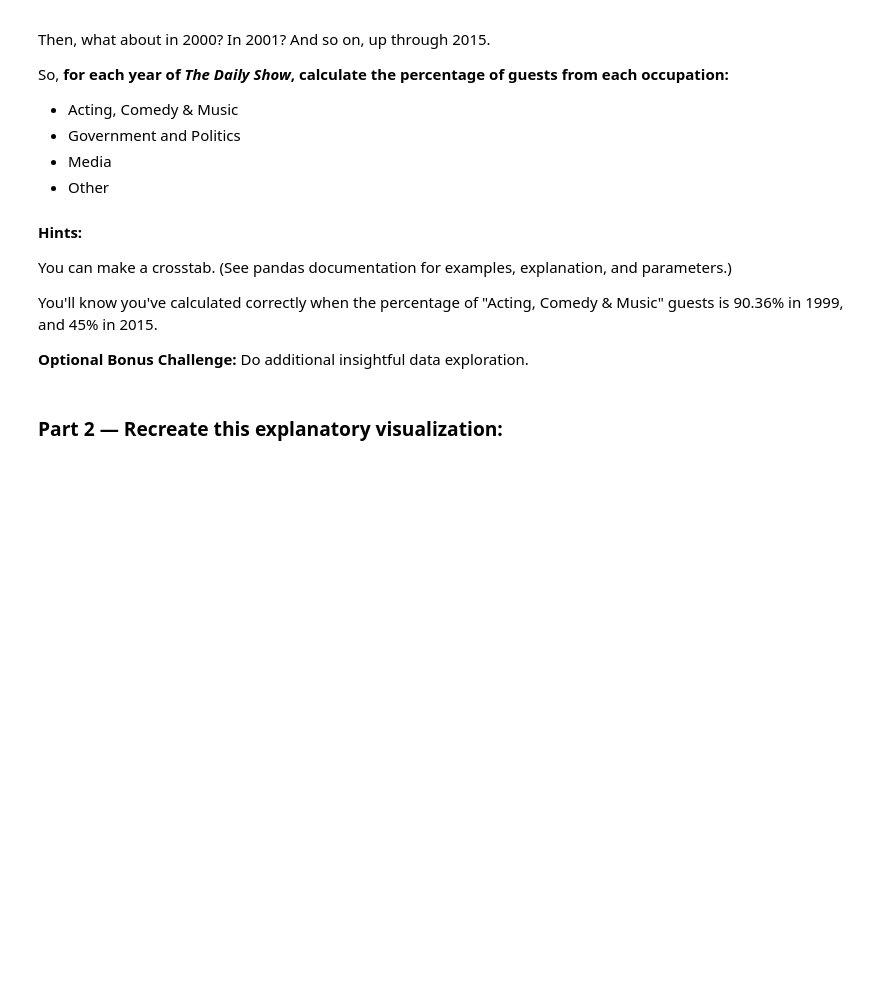
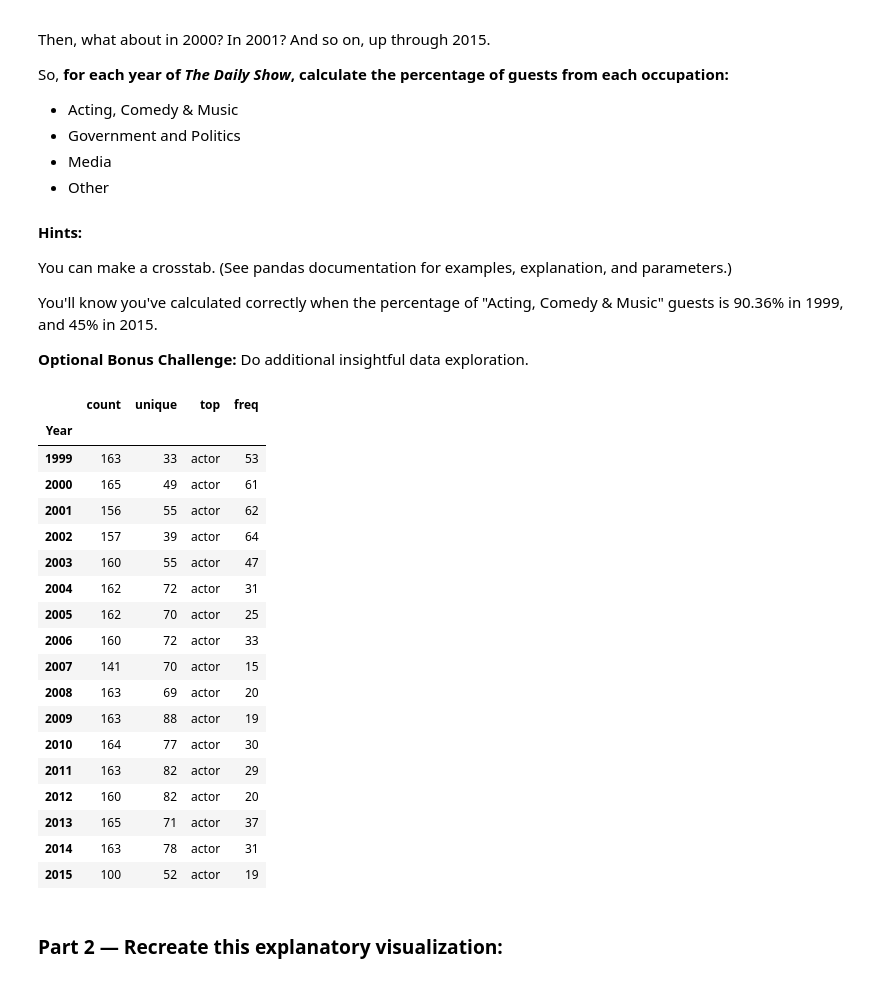
Before and after one commit to ValerieLangat/DS-Unit-1-Sprint-2-Data-Wrangling-and-Storytelling, a Jupyter notebook: Valerie_Langat_Unit_1_Sprint_2.ipynb, the cells around one changed output. Drawn from its saved outputs; the diff is of its cells as text; code cells hidden in the pictures; blank space fills up the shorter version.

```diff
--- a/Valerie_Langat_Unit_1_Sprint_2.ipynb
+++ b/Valerie_Langat_Unit_1_Sprint_2.ipynb
@@ -198,6 +198,28 @@ You can make a crosstab. (See pandas documentation for examples, explanation, an
 You'll know you've calculated correctly when the percentage of "Acting, Comedy & Music" guests is 90.36% in 1999, and 45% in 2015.
 
 **Optional Bonus Challenge:** Do additional insightful data exploration.
+# %%
+df['GoogleKnowlege_Occupation'].groupby(df['Year']).describe()
+# %% [output]
+|  | count | unique | top | freq |
+| Year |  |  |  |  |
+| 1999 | 163 | 33 | actor | 53 |
+| 2000 | 165 | 49 | actor | 61 |
+| 2001 | 156 | 55 | actor | 62 |
+| 2002 | 157 | 39 | actor | 64 |
+| 2003 | 160 | 55 | actor | 47 |
+| 2004 | 162 | 72 | actor | 31 |
+| 2005 | 162 | 70 | actor | 25 |
+| 2006 | 160 | 72 | actor | 33 |
+| 2007 | 141 | 70 | actor | 15 |
+| 2008 | 163 | 69 | actor | 20 |
+| 2009 | 163 | 88 | actor | 19 |
+| 2010 | 164 | 77 | actor | 30 |
+| 2011 | 163 | 82 | actor | 29 |
+| 2012 | 160 | 82 | actor | 20 |
+| 2013 | 165 | 71 | actor | 37 |
+| 2014 | 163 | 78 | actor | 31 |
+| 2015 | 100 | 52 | actor | 19 |
 # %% [markdown]
 ### Part 2 — Recreate this explanatory visualization:
 # %%
```
